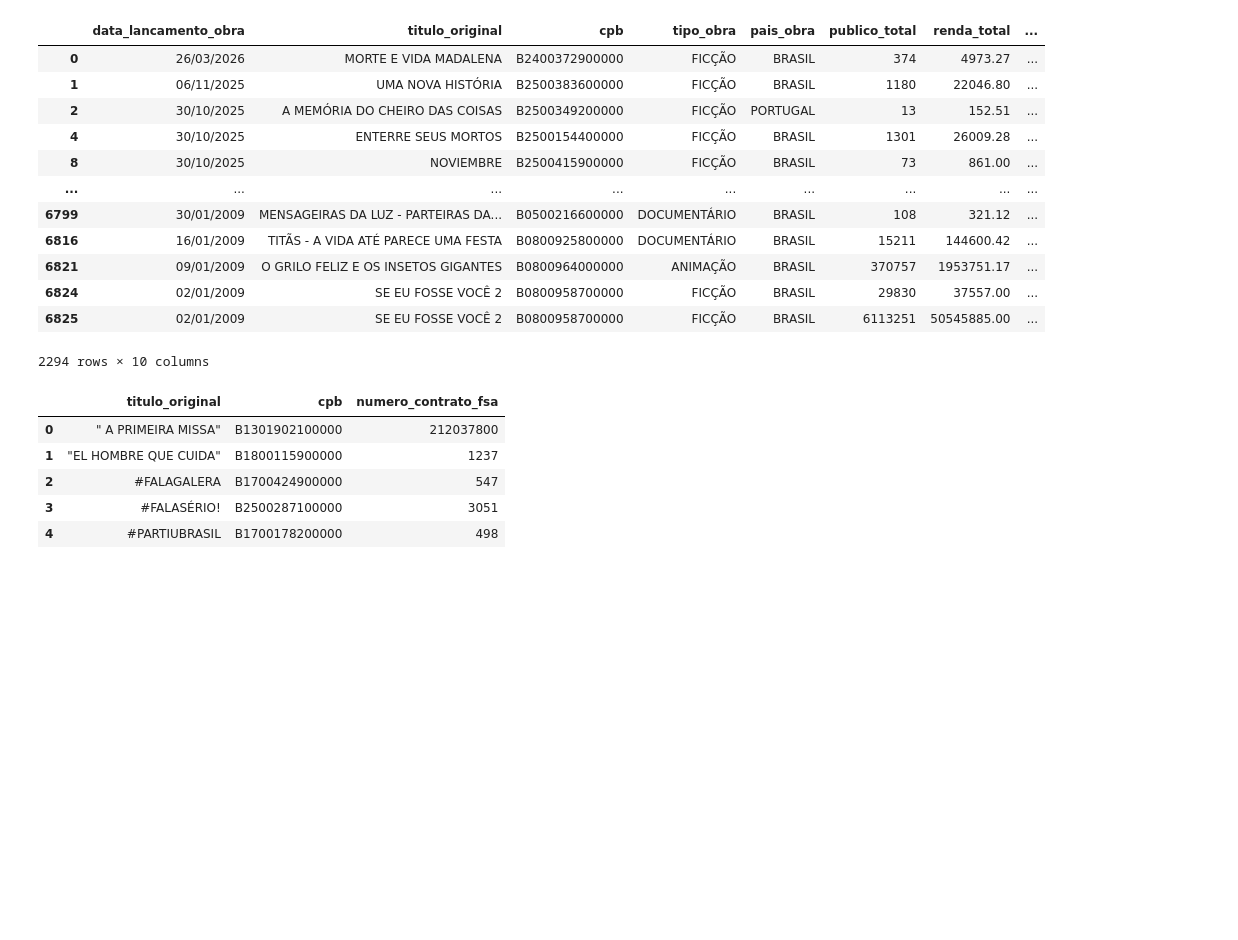
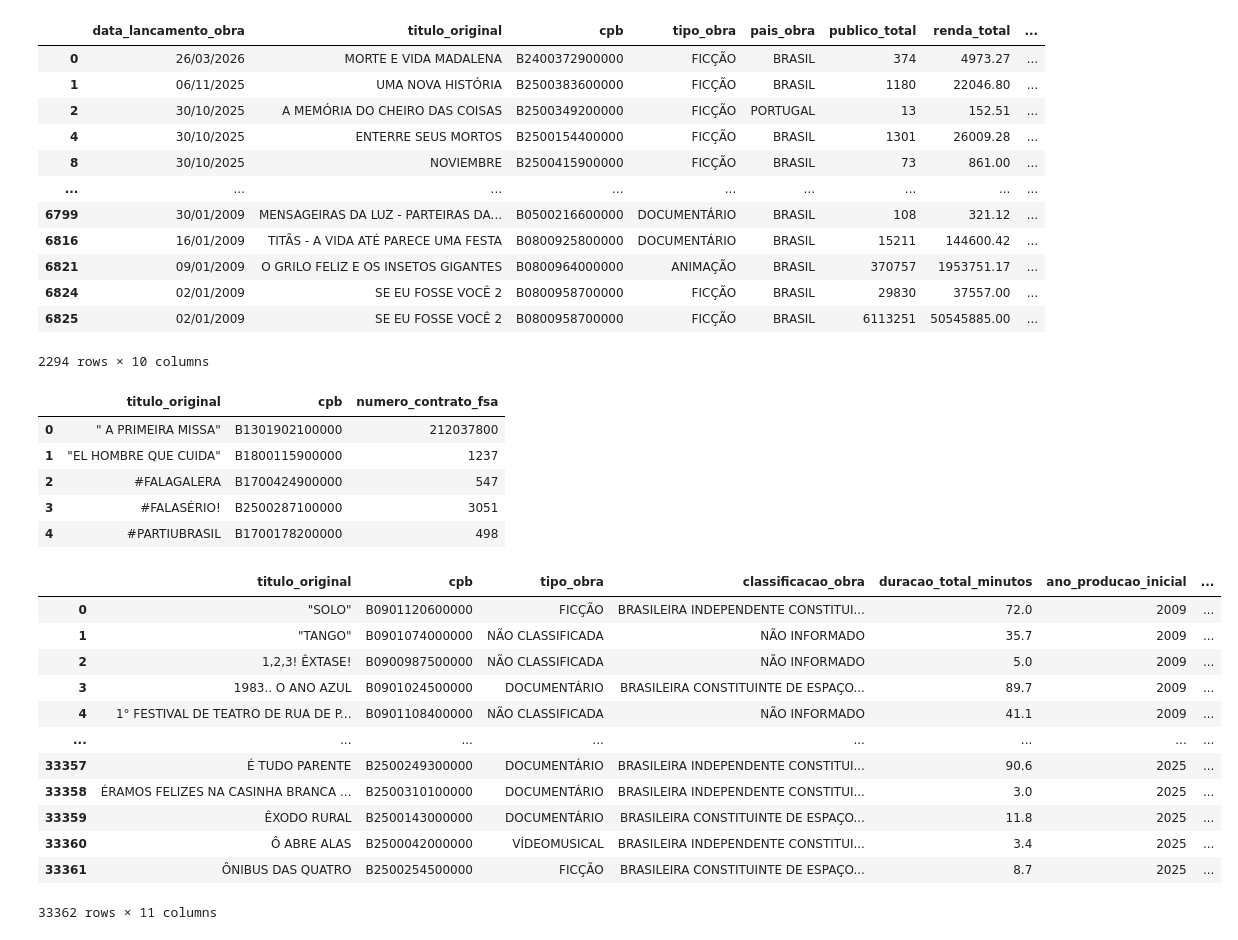
Before and after one commit to JamesIslan/analise-dados-ancine, a Jupyter notebook: src/cluster/df_cluster.ipynb, the cells around one changed output. Saved outputs shown, nothing was run; the diff lists cells and outputs as text; code cells hidden in the pictures; blank space fills up the shorter version.

```diff
--- a/src/cluster/df_cluster.ipynb
+++ b/src/cluster/df_cluster.ipynb
@@ -168,6 +181,22 @@ map_rendas = df_lanc_comerciais.groupby('cpb')['renda_total'].sum()
 
 s_map_rendas = map_rendas.reindex(df_cluster.index)
 df_cluster['renda_total'] = s_map_rendas
+# %%
+df_obras
+# %% [output]
+|  | titulo_original | cpb | tipo_obra | classificacao_obra | duracao_total_minutos | ano_producao_inicial | ... |
+| 0 | "SOLO" | B0901120600000 | FICÇÃO | BRASILEIRA INDEPENDENTE CONSTITUI... | 72.0 | 2009 | ... |
+| 1 | "TANGO" | B0901074000000 | NÃO CLASSIFICADA | NÃO INFORMADO | 35.7 | 2009 | ... |
+| 2 | 1,2,3! ÊXTASE! | B0900987500000 | NÃO CLASSIFICADA | NÃO INFORMADO | 5.0 | 2009 | ... |
+| 3 | 1983.. O ANO AZUL | B0901024500000 | DOCUMENTÁRIO | BRASILEIRA CONSTITUINTE DE ESPAÇO... | 89.7 | 2009 | ... |
+| 4 | 1° FESTIVAL DE TEATRO DE RUA DE P... | B0901108400000 | NÃO CLASSIFICADA | NÃO INFORMADO | 41.1 | 2009 | ... |
+| ... | ... | ... | ... | ... | ... | ... | ... |
+| 33357 | É TUDO PARENTE | B2500249300000 | DOCUMENTÁRIO | BRASILEIRA INDEPENDENTE CONSTITUI... | 90.6 | 2025 | ... |
+| 33358 | ÉRAMOS FELIZES NA CASINHA BRANCA ... | B2500310100000 | DOCUMENTÁRIO | BRASILEIRA INDEPENDENTE CONSTITUI... | 3.0 | 2025 | ... |
+| 33359 | ÊXODO RURAL | B2500143000000 | DOCUMENTÁRIO | BRASILEIRA CONSTITUINTE DE ESPAÇO... | 11.8 | 2025 | ... |
+| 33360 | Ô ABRE ALAS | B2500042000000 | VÍDEOMUSICAL | BRASILEIRA INDEPENDENTE CONSTITUI... | 3.4 | 2025 | ... |
+| 33361 | ÔNIBUS DAS QUATRO | B2500254500000 | FICÇÃO | BRASILEIRA CONSTITUINTE DE ESPAÇO... | 8.7 | 2025 | ... |
+33362 rows × 11 columns
 # %%
 df_cluster.dropna().count()
 # %% [output]
```
Also changed, not shown: parts of 3 cells of this notebook, 1 other file.
